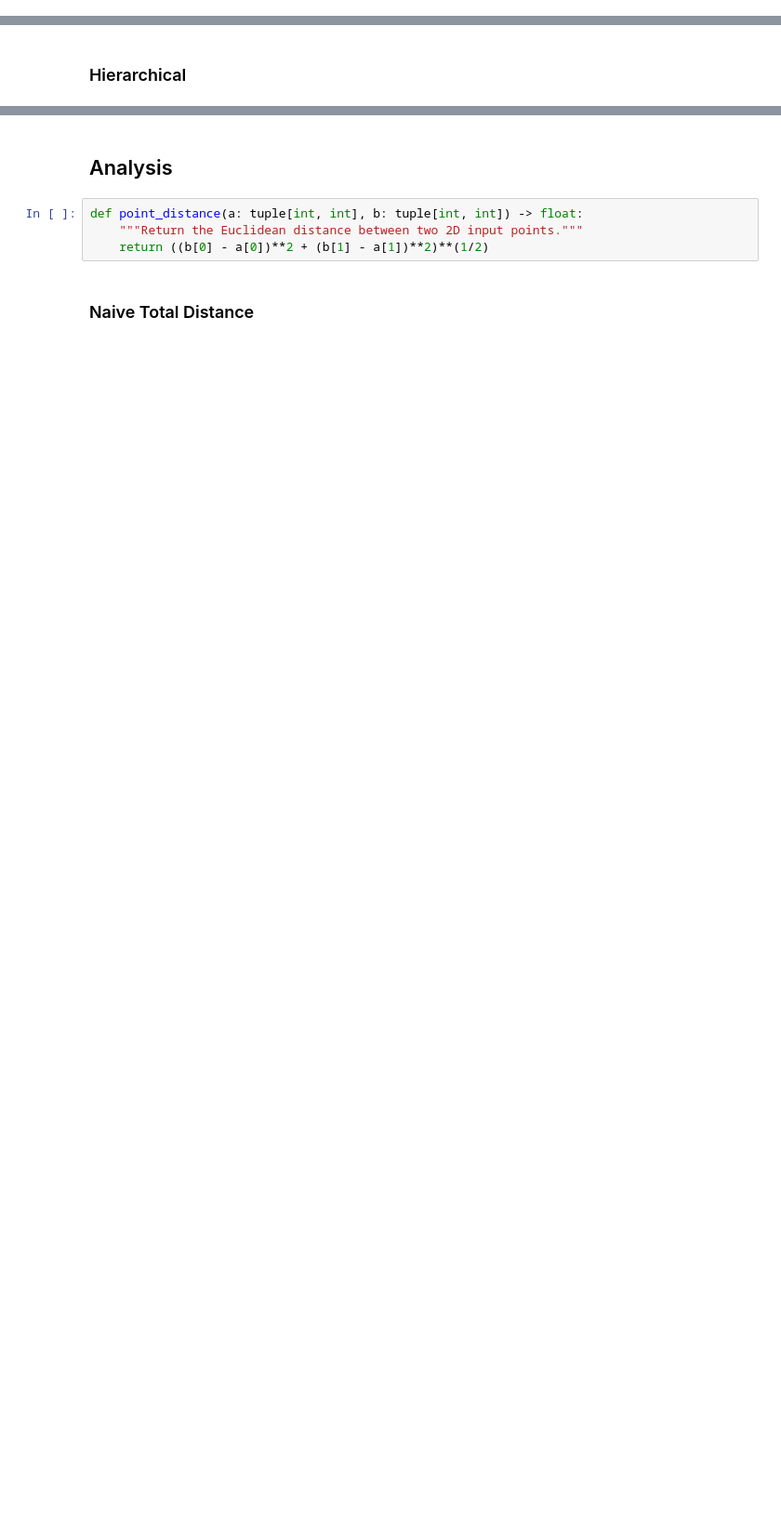
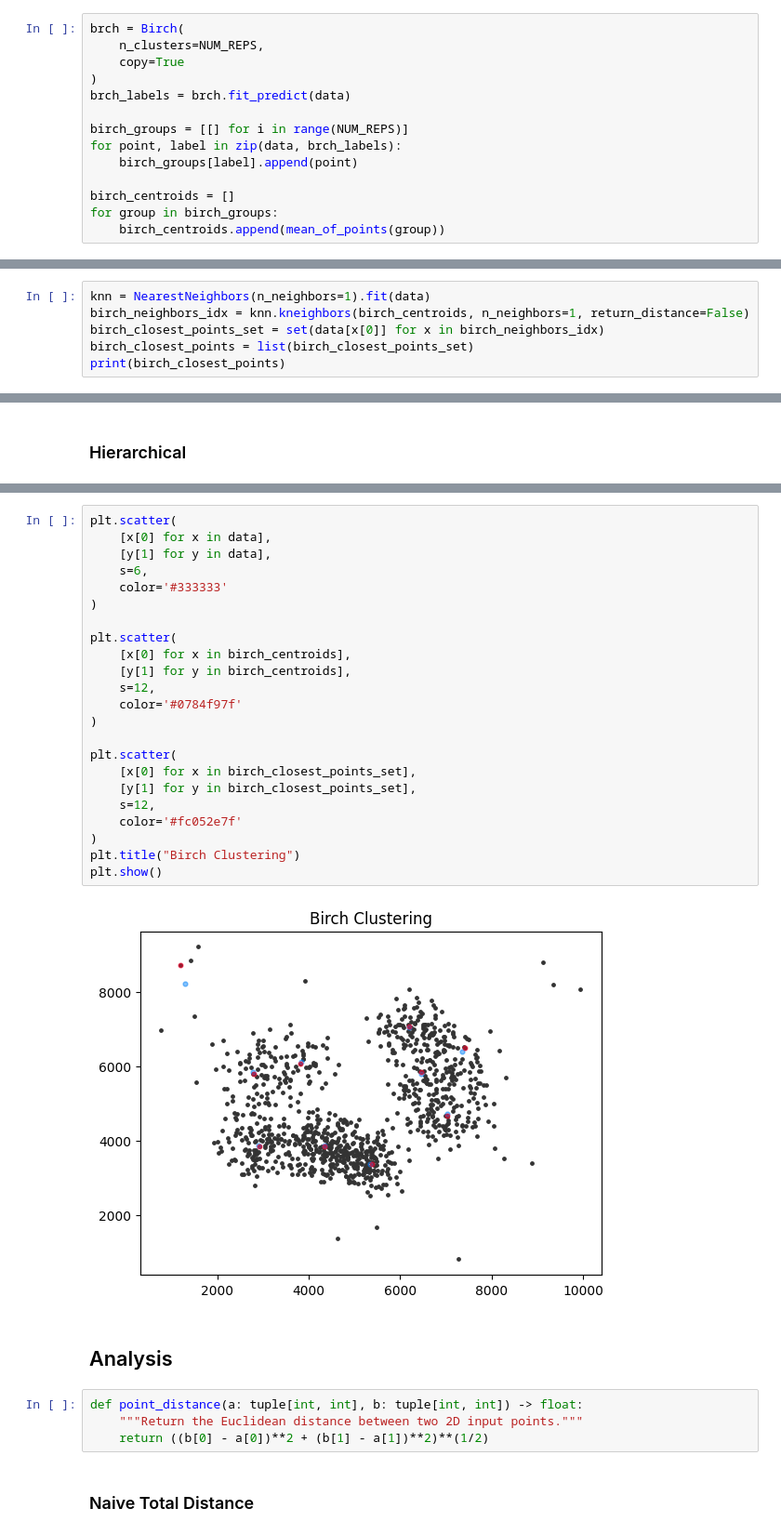
Before and after one commit to sammdu/cssu-purefacts-fall-2022-samm-du, a Jupyter notebook: experiment.ipynb, the cells around one changed output, grey strips where cells are left out. Shown at 93% size. Saved outputs shown, nothing was run; the diff lists cells and outputs as text; blank space fills up the shorter version.

Commit message:
attempted birch

```diff
--- a/experiment.ipynb
+++ b/experiment.ipynb
@@ -56,3 +62,17 @@ for group in hcluster_groups:
+# %%
+brch = Birch(
+    n_clusters=NUM_REPS,
+    copy=True
+)
+brch_labels = brch.fit_predict(data)
+
+birch_groups = [[] for i in range(NUM_REPS)]
+for point, label in zip(data, brch_labels):
+    birch_groups[label].append(point)
+
+birch_centroids = []
+for group in birch_groups:
+    birch_centroids.append(mean_of_points(group))
 # %% [markdown]
 ## 1-NN to Centroids from Input Data
 # %% [markdown]
@@ -77,0 +100,6 @@ print(hcluster_closest_points)
+# %%
+knn = NearestNeighbors(n_neighbors=1).fit(data)
+birch_neighbors_idx = knn.kneighbors(birch_centroids, n_neighbors=1, return_distance=False)
+birch_closest_points_set = set(data[x[0]] for x in birch_neighbors_idx)
+birch_closest_points = list(birch_closest_points_set)
+print(birch_closest_points)
@@ -134,3 +166,28 @@ plt.show()
+# %%
+plt.scatter(
+    [x[0] for x in data],
+    [y[1] for y in data],
+    s=6,
+    color='#333333'
+)
+
+plt.scatter(
+    [x[0] for x in birch_centroids],
+    [y[1] for y in birch_centroids],
+    s=12,
+    color='#0784f97f'
+)
+
+plt.scatter(
+    [x[0] for x in birch_closest_points_set],
+    [y[1] for y in birch_closest_points_set],
+    s=12,
+    color='#fc052e7f'
+)
+plt.title("Birch Clustering")
+plt.show()
+# %% [output]
+[figure, added]
 # %% [markdown]
 ## Analysis
 # %%
```
Also changed, not shown: parts of 15 cells of this notebook.
